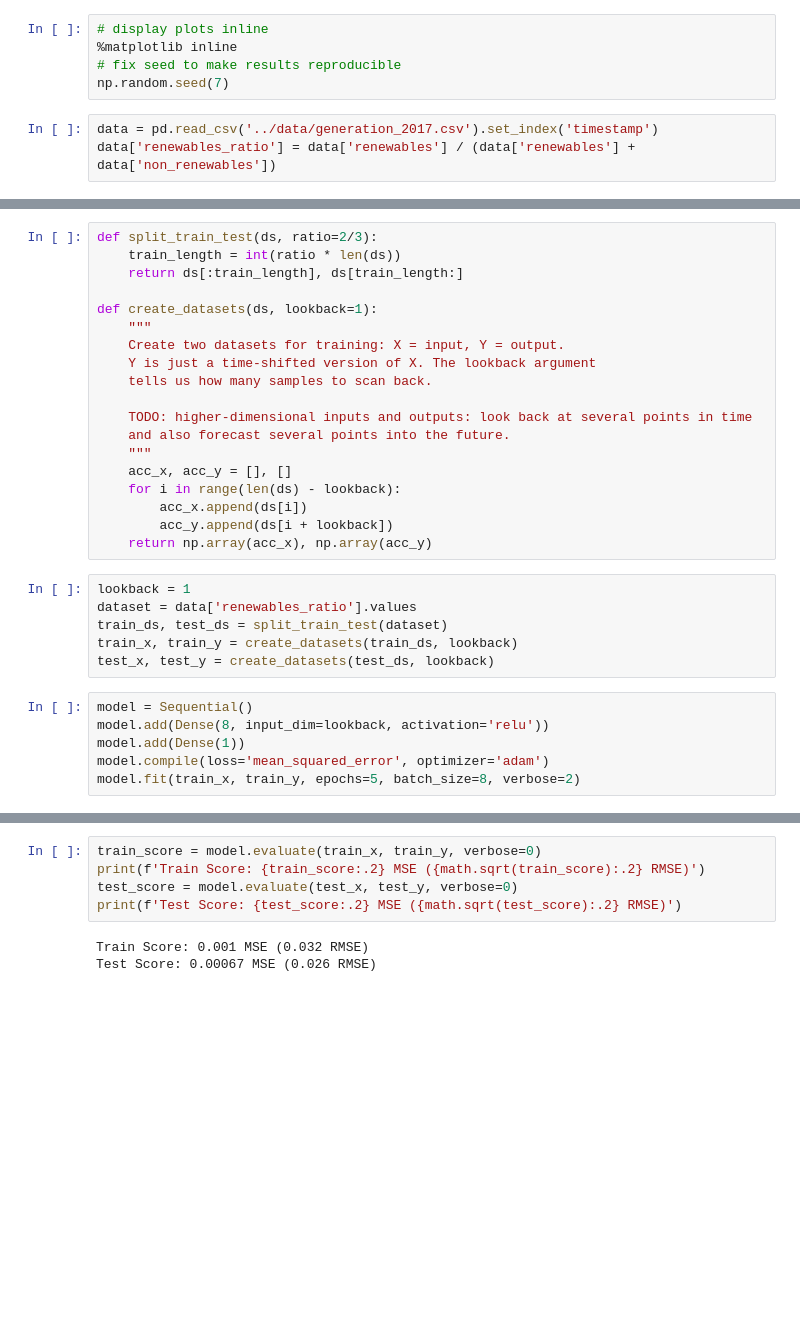
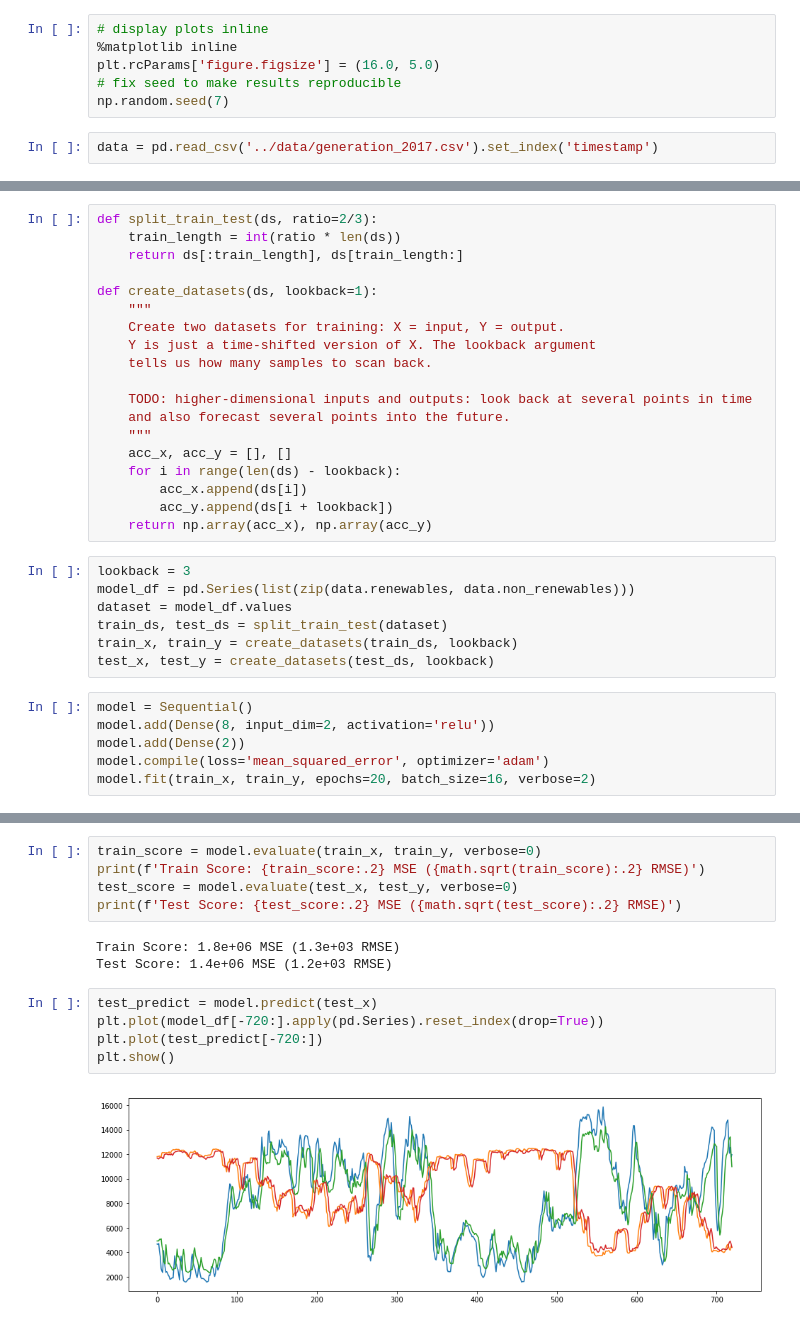
Before and after one commit to jstaffans/renewables, a Jupyter notebook: notebooks/Renewables.ipynb, the cells around one changed output, grey strips where cells are left out. Drawn from its saved outputs; the diff is of its cells as text; blank space fills up the shorter version.

Commit message:
Modeling

```diff
--- a/notebooks/Renewables.ipynb
+++ b/notebooks/Renewables.ipynb
@@ -9,8 +10,8 @@ from keras.layers import Dense
 # %%
 # display plots inline
 %matplotlib inline
+plt.rcParams['figure.figsize'] = (16.0, 5.0)
 # fix seed to make results reproducible
 np.random.seed(7)
 # %%
 data = pd.read_csv('../data/generation_2017.csv').set_index('timestamp')
-data['renewables_ratio'] = data['renewables'] / (data['renewables'] + data['non_renewables'])
@@ -39,15 +35,16 @@ def create_datasets(ds, lookback=1):
         acc_y.append(ds[i + lookback])
     return np.array(acc_x), np.array(acc_y)
 # %%
-lookback = 1
-dataset = data['renewables_ratio'].values
+lookback = 3
+model_df = pd.Series(list(zip(data.renewables, data.non_renewables)))
+dataset = model_df.values
 train_ds, test_ds = split_train_test(dataset)
 train_x, train_y = create_datasets(train_ds, lookback)
 test_x, test_y = create_datasets(test_ds, lookback)
 # %%
 model = Sequential()
-model.add(Dense(8, input_dim=lookback, activation='relu'))
-model.add(Dense(1))
+model.add(Dense(8, input_dim=2, activation='relu'))
+model.add(Dense(2))
 model.compile(loss='mean_squared_error', optimizer='adam')
-model.fit(train_x, train_y, epochs=5, batch_size=8, verbose=2)
+model.fit(train_x, train_y, epochs=20, batch_size=16, verbose=2)
 # %% [output]
@@ -68,5 +72,12 @@ print(f'Train Score: {train_score:.2} MSE ({math.sqrt(train_score):.2} RMSE)')
 test_score = model.evaluate(test_x, test_y, verbose=0)
 print(f'Test Score: {test_score:.2} MSE ({math.sqrt(test_score):.2} RMSE)')
 # %% [output]
-Train Score: 0.001 MSE (0.032 RMSE)
-Test Score: 0.00067 MSE (0.026 RMSE)
+Train Score: 1.8e+06 MSE (1.3e+03 RMSE)
+Test Score: 1.4e+06 MSE (1.2e+03 RMSE)
+# %%
+test_predict = model.predict(test_x)
+plt.plot(model_df[-720:].apply(pd.Series).reset_index(drop=True))
+plt.plot(test_predict[-720:])
+plt.show()
+# %% [output]
+[figure, added]
```
Also changed, not shown: parts of 4 cells of this notebook, 1 other file.
